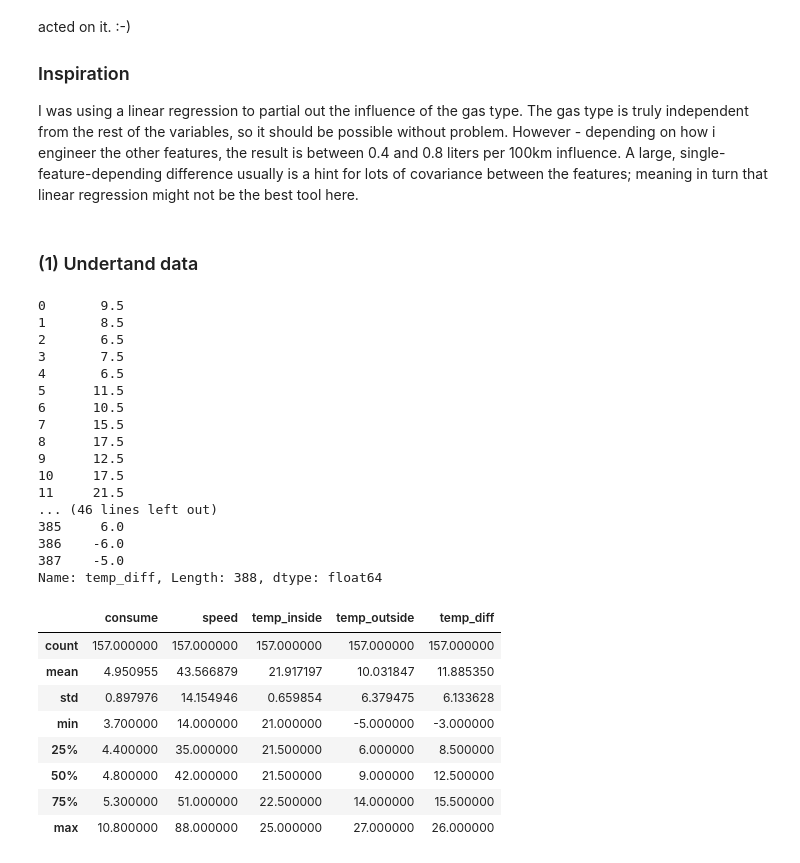
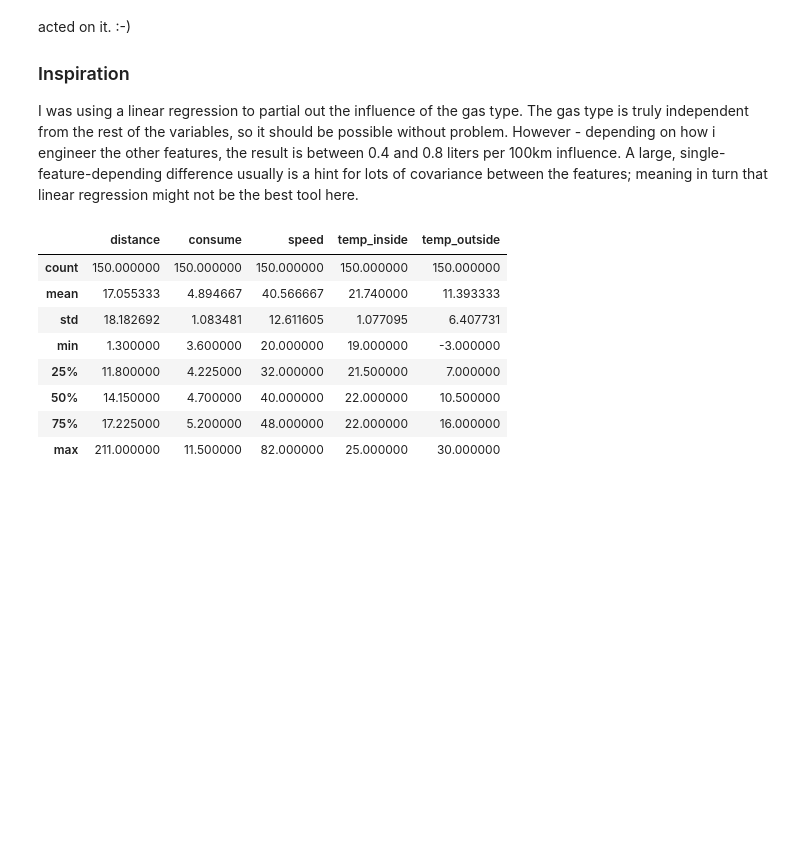
Before and after one commit to mitsuo0114/MLTraining, a Jupyter notebook: car_fuel/Day1.ipynb, the cells around one changed output. Saved outputs shown, nothing was run; the diff lists cells and outputs as text; code cells hidden in the pictures; blank space fills up the shorter version.

```diff
--- a/car_fuel/Day1.ipynb
+++ b/car_fuel/Day1.ipynb
@@ -27,54 +27,48 @@ Thanks to Victor Chernozhukov who was planting this idea in my head, even if it
 
 ### Inspiration
 I was using a linear regression to partial out the influence of the gas type. The gas type is truly independent from the rest of the variables, so it should be possible without problem. However - depending on how i engineer the other features, the result is between 0.4 and 0.8 liters per 100km influence. A large, single-feature-depending difference usually is a hint for lots of covariance between the features; meaning in turn that linear regression might not be the best tool here.
-# %% [markdown]
-### (1) Undertand data
 # %%
 %matplotlib inline
 import pandas as pd
 import numpy as np
 import seaborn as sns
 import matplotlib.pyplot as plt
 from sklearn.linear_model import LinearRegression
 
 df_flue = pd.read_csv("data/measurements.csv")
 
+# Ignore refilled and special cases
+df_flue = df_flue[df_flue['refill liters'].isna()]
+df_flue = df_flue[df_flue['AC'] == 0]
+df_flue = df_flue[df_flue['rain'] == 0]
+df_flue = df_flue[df_flue['sun'] == 0]
+
+# pickup numbers and gas_type
 df_flue = df_flue.filter(items=['distance', 'consume', 'speed', 'temp_inside', 'temp_outside', 'gas_type'])
-for k in ["consume","temp_inside"]:
+for k in ["consume","temp_inside", "distance"]:
     df_flue[k] = df_flue[k].str.replace(",", ".").astype(float)
-df_flue["temp_diff"] = df_flue["temp_inside"] - df_flue["temp_outside"]
-print(df_flue["temp_diff"])
 
+# calculate temperture difference between inside and outside
+#df_flue["temp_diff"] = df_flue["temp_inside"] - df_flue["temp_outside"]
+
+# Ignore na data and split to E10 and SP98
 df_e10 = df_flue[df_flue['gas_type'].str.contains('E10')].dropna(how='any')
 df_sp98 = df_flue[df_flue['gas_type'].str.contains('SP98')].dropna(how='any')
 
-df_e10.describe()
-# df_sp98.describe()
+#df_e10["distance_per_euro"] =  df_e10["distance"] / (df_e10["consume"] * 1.38)
+
+#df_sp98["distance_per_euro"] =  df_sp98["distance"] / (df_sp98["consume"] * 1.46)
+
+# df_e10.describe()
+df_sp98.describe()
 # %% [output]
-0       9.5
-1       8.5
-2       6.5
-3       7.5
-4       6.5
-5      11.5
-6      10.5
-7      15.5
-8      17.5
-9      12.5
-10     17.5
-11     21.5
-... (46 lines left out)
-385     6.0
-386    -6.0
-387    -5.0
-Name: temp_diff, Length: 388, dtype: float64
-|  | consume | speed | temp_inside | temp_outside | temp_diff |
-| count | 157.000000 | 157.000000 | 157.000000 | 157.000000 | 157.000000 |
-| mean | 4.950955 | 43.566879 | 21.917197 | 10.031847 | 11.885350 |
-| std | 0.897976 | 14.154946 | 0.659854 | 6.379475 | 6.133628 |
-| min | 3.700000 | 14.000000 | 21.000000 | -5.000000 | -3.000000 |
-| 25% | 4.400000 | 35.000000 | 21.500000 | 6.000000 | 8.500000 |
-| 50% | 4.800000 | 42.000000 | 21.500000 | 9.000000 | 12.500000 |
-| 75% | 5.300000 | 51.000000 | 22.500000 | 14.000000 | 15.500000 |
-| max | 10.800000 | 88.000000 | 25.000000 | 27.000000 | 26.000000 |
+|  | distance | consume | speed | temp_inside | temp_outside |
+| count | 150.000000 | 150.000000 | 150.000000 | 150.000000 | 150.000000 |
+| mean | 17.055333 | 4.894667 | 40.566667 | 21.740000 | 11.393333 |
+| std | 18.182692 | 1.083481 | 12.611605 | 1.077095 | 6.407731 |
+| min | 1.300000 | 3.600000 | 20.000000 | 19.000000 | -3.000000 |
+| 25% | 11.800000 | 4.225000 | 32.000000 | 21.500000 | 7.000000 |
+| 50% | 14.150000 | 4.700000 | 40.000000 | 22.000000 | 10.500000 |
+| 75% | 17.225000 | 5.200000 | 48.000000 | 22.000000 | 16.000000 |
+| max | 211.000000 | 11.500000 | 82.000000 | 25.000000 | 30.000000 |
 # %%
```
Also changed, not shown: parts of 6 cells of this notebook.
